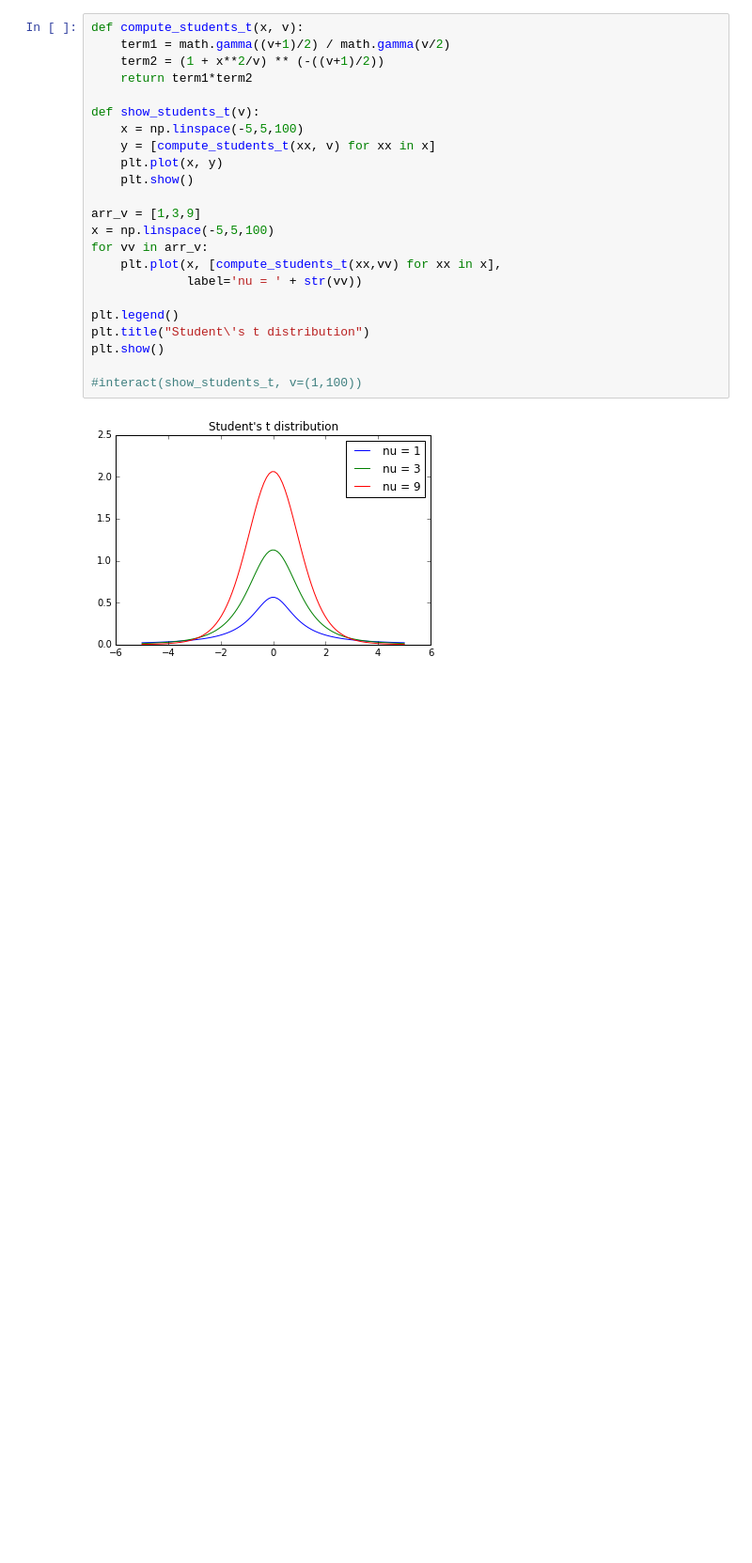
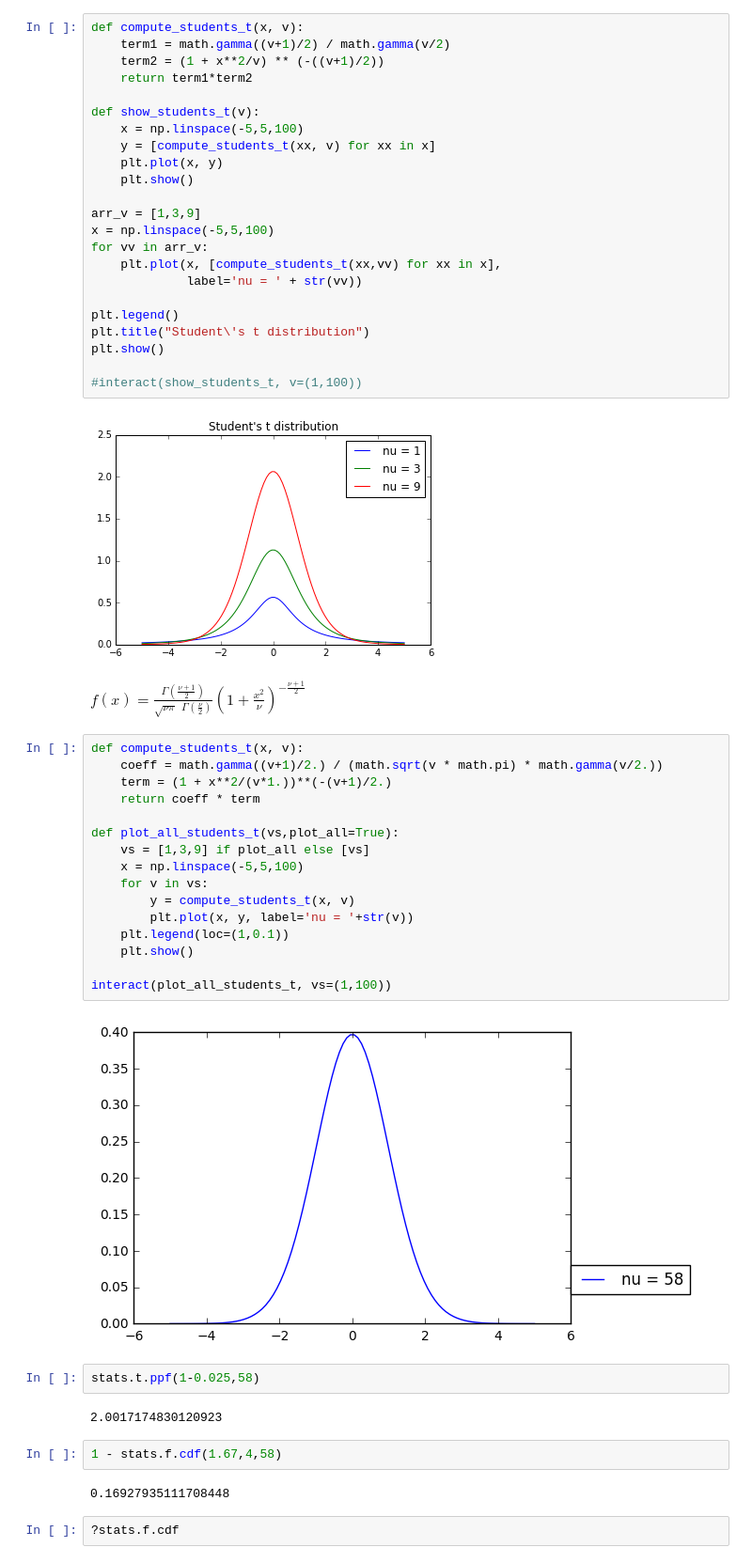
Before and after one commit to john-von-seneca/scribbles, a Jupyter notebook: math/probability-distributions/students-t.ipynb, the cells around one changed output. Shown: that part at 94% size. Drawn from its saved outputs; the diff is of its cells as text; blank space fills up the shorter version.

```diff
--- a/math/probability-distributions/students-t.ipynb
+++ b/math/probability-distributions/students-t.ipynb
@@ -260,3 +270,38 @@ plt.show()
 #interact(show_students_t, v=(1,100))
 # %% [output]
 [figure]
+# %% [markdown]
+$\displaystyle f(x) =
+\frac
+{\Gamma(\frac{\nu+1}{2})}
+{\sqrt{\nu \pi} ~~ \Gamma(\frac{\nu}{2})}
+(1+\frac{x^2}{\nu})^{-\frac{\nu+1}{2}}
+$
+# %%
+def compute_students_t(x, v):
+    coeff = math.gamma((v+1)/2.) / (math.sqrt(v * math.pi) * math.gamma(v/2.))
+    term = (1 + x**2/(v*1.))**(-(v+1)/2.)
+    return coeff * term
+
+def plot_all_students_t(vs,plot_all=True):
+    vs = [1,3,9] if plot_all else [vs]
+    x = np.linspace(-5,5,100)
+    for v in vs:
+        y = compute_students_t(x, v)
+        plt.plot(x, y, label='nu = '+str(v))
+    plt.legend(loc=(1,0.1))
+    plt.show()
+
+interact(plot_all_students_t, vs=(1,100))
+# %% [output]
+[figure, added]
+# %%
+stats.t.ppf(1-0.025,58)
+# %% [output]
+2.0017174830120923
+# %%
+1 - stats.f.cdf(1.67,4,58)
+# %% [output]
+0.16927935111708448
+# %%
+?stats.f.cdf
```
Also changed, not shown: parts of 4 cells of this notebook, 4 other files.
